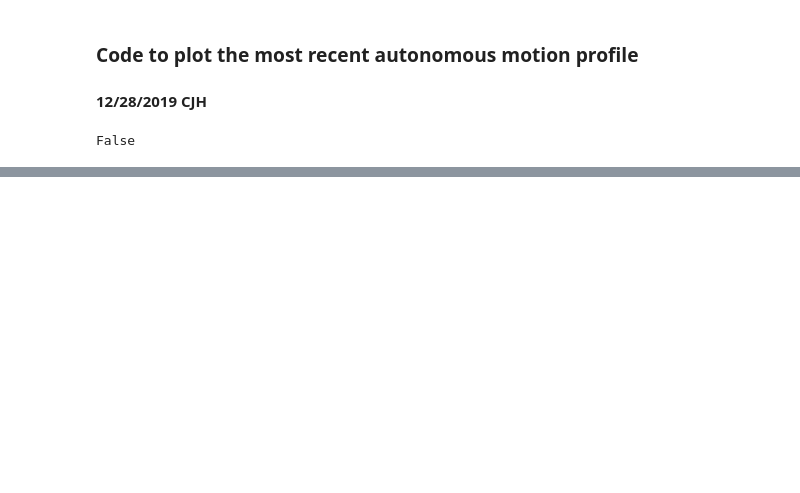
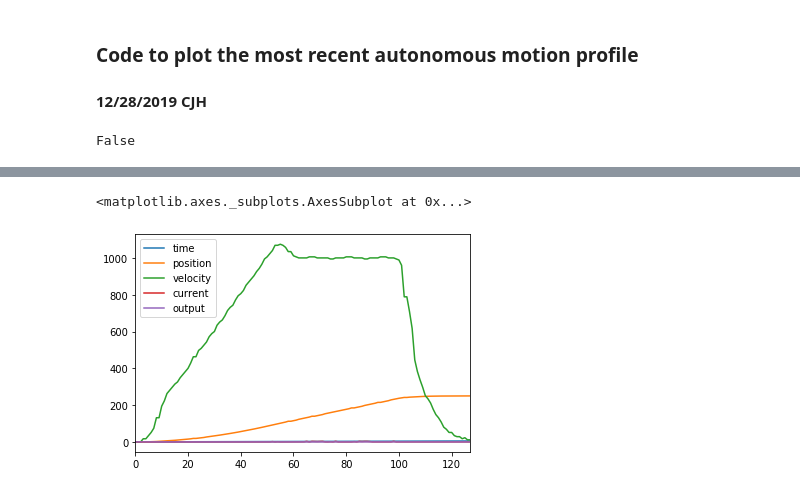
Before and after one commit to aesatchien/FRC2429_2020, a Jupyter notebook: notebooks/autonomous_plot.ipynb, the cells around one changed output, grey strips where cells are left out. Saved outputs shown, nothing was run; the diff lists cells and outputs as text; code cells hidden in the pictures; blank space fills up the shorter version.

```diff
--- a/notebooks/autonomous_plot.ipynb
+++ b/notebooks/autonomous_plot.ipynb
@@ -26,11 +24,13 @@ ConnectionInfo(remote_id='Robot', remote_ip='roboRIO-2429-FRC.local', remote_por
 # %%
 sd = NetworkTables.getTable("SmartDashboard")
 # %%
-# this was a lot simpler but stupid network tables can only take 256 values per array
-data_time = np.array(sd.getNumberArray('telemetry_time',0))
-data_position = np.array(sd.getNumberArray('telemetry_position',0))
-data_velocity = np.array(sd.getNumberArray('telemetry_velocity',0))
-data_current = np.array(sd.getNumberArray('telemetry_current',0))
-data = np.column_stack((data_time,data_position,data_velocity,data_current))
-df = pd.DataFrame(data, columns =['time','position', 'velocity', 'current']).round(3)
-len(data)
+def get_data():
+    # this was a lot simpler but stupid network tables can only take 256 values per array
+    data_time = np.array(sd.getNumberArray('telemetry_time',0))
+    data_position = np.array(sd.getNumberArray('telemetry_position',0))
+    data_velocity = np.array(sd.getNumberArray('telemetry_velocity',0))
+    data_current = np.array(sd.getNumberArray('telemetry_current',0))
+    data_output = np.array(sd.getNumberArray('telemetry_output',0))
+    data = np.column_stack((data_time,data_position,data_velocity,data_current,data_output))
+    df = pd.DataFrame(data, columns =['time','position', 'velocity', 'current', 'output']).round(3)
+    return df
@@ -61,0 +105,5 @@ plt.show()
+# %%
+df.plot()
+# %% [output]
+<matplotlib.axes._subplots.AxesSubplot at 0x...>
+[figure, added]
```
Also changed, not shown: parts of 6 cells of this notebook.
